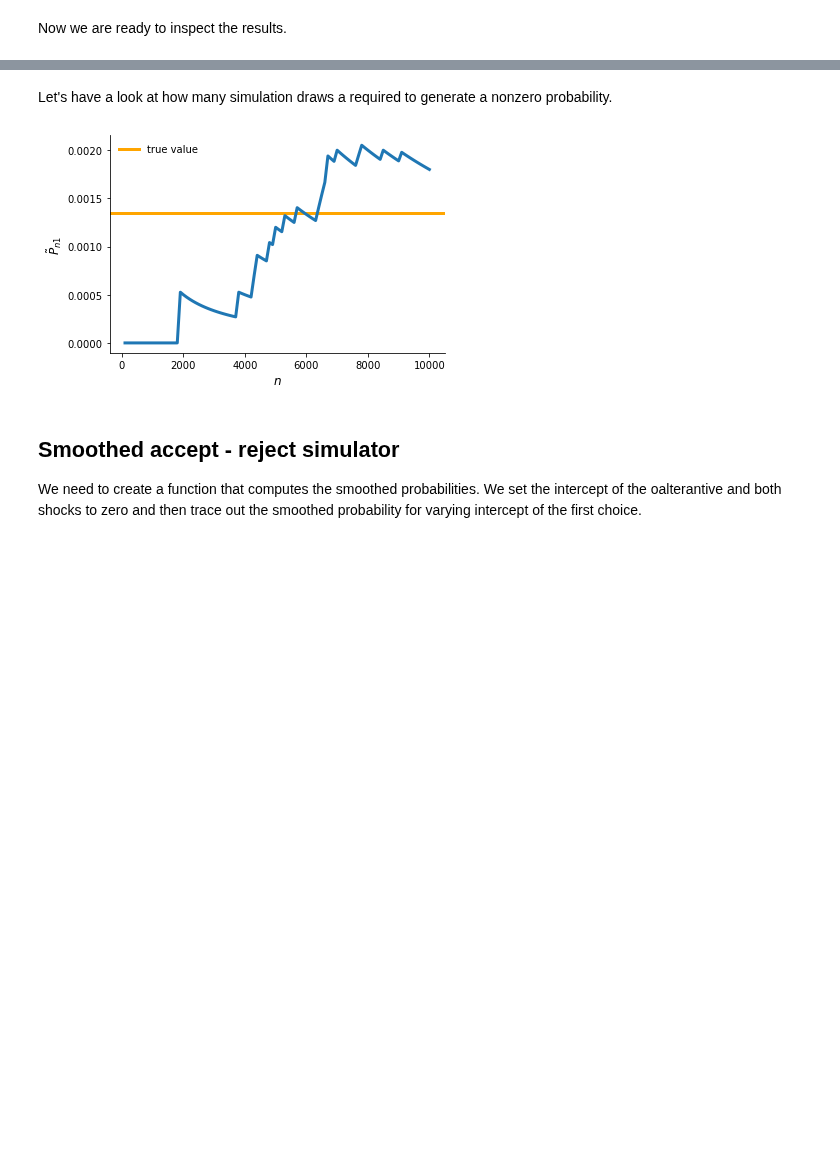
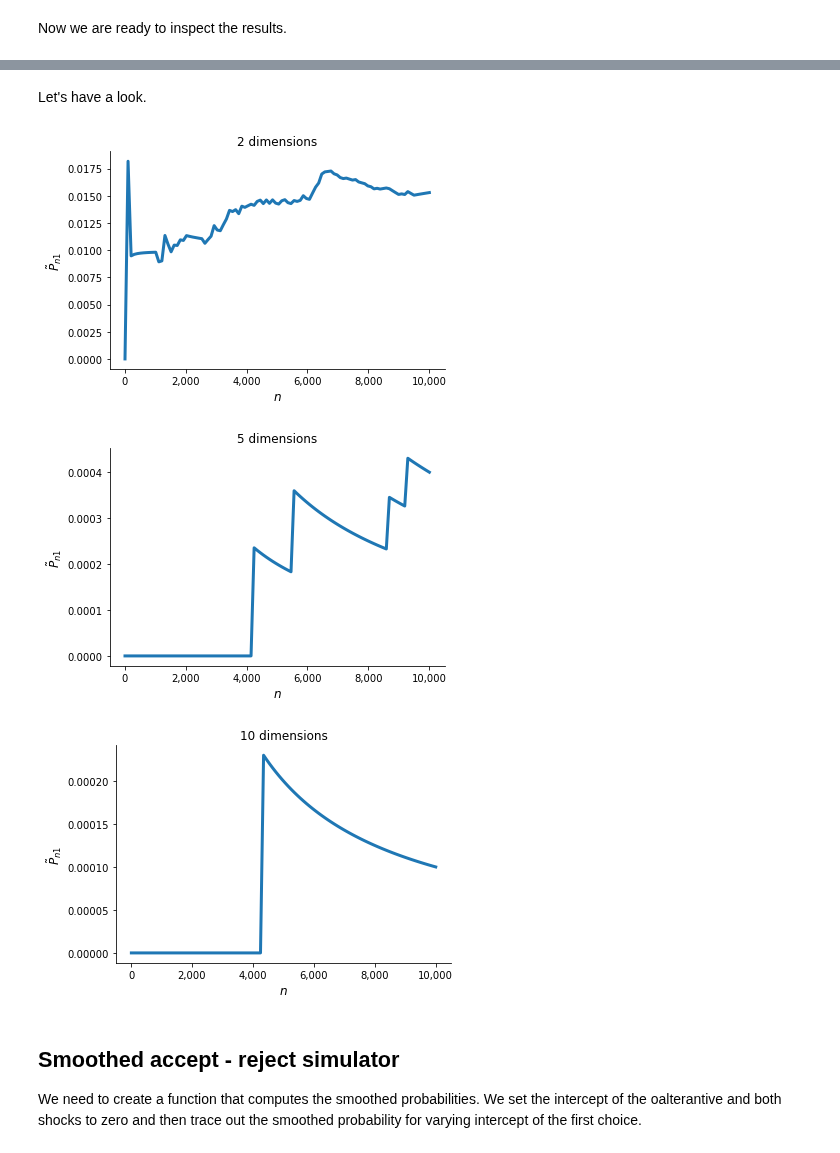
Before and after one commit to HumanCapitalAnalysis/talks, a Jupyter notebook: selected-topics/01-simulation-choice-probabilities/notebook.ipynb, the cells around one changed output, grey strips where cells are left out. Cells and saved outputs as stored; diff of their text form; code cells hidden in the pictures; blank space fills up the shorter version.

```diff
--- a/selected-topics/01-simulation-choice-probabilities/notebook.ipynb
+++ b/selected-topics/01-simulation-choice-probabilities/notebook.ipynb
@@ -48,22 +51,33 @@ plot_crude_step_function(shifts, probs)
 # %%
-num_draws = np.linspace(100, 10000, 100, dtype=int)
+probs = dict()
 
-probs = list()
-for draws in num_draws:
+for ndim in [2, 5, 10]:
 
-    eps_draws = get_shocks(draws)
+    num_draws = np.linspace(10, 10000, 100, dtype=int)
 
-    levels = np.tile(0.0, (draws, 2))
-    levels[:, 0] = -3
+    rslts = list()
+    for draws in num_draws:
 
-    prob = (get_utility(levels, eps_draws)[:, 0] > 0).sum() / draws
-    probs.append(prob)
+        eps_draws = get_shocks(draws, ndim)
+
+        levels = np.tile(0.0, (draws, ndim))
+        levels[:, 0] = -3
+
+        utilities = get_utility(levels, eps_draws)
+        prob = (utilities.argmax(axis=1) == 0).sum() / draws
+
+        rslts.append(prob)
+
+    probs[ndim] = rslts
 # %% [markdown]
-Let's have a look at how many simulation draws a required to generate a nonzero probability.
+Let's have a look.
-# %%
-plot_crude_zero_probability(num_draws, probs)
-# %% [output]
-[figure, removed]
+# %%
+for ndim, rslts in probs.items():
+    plot_crude_zero_probability(num_draws, rslts, ndim)
+# %% [output]
+[figure, added]
+[figure, added]
+[figure, added]
 # %% [markdown]
 ## Smoothed accept - reject simulator
 
```
Also changed, not shown: parts of 4 cells of this notebook, 7 other files.
